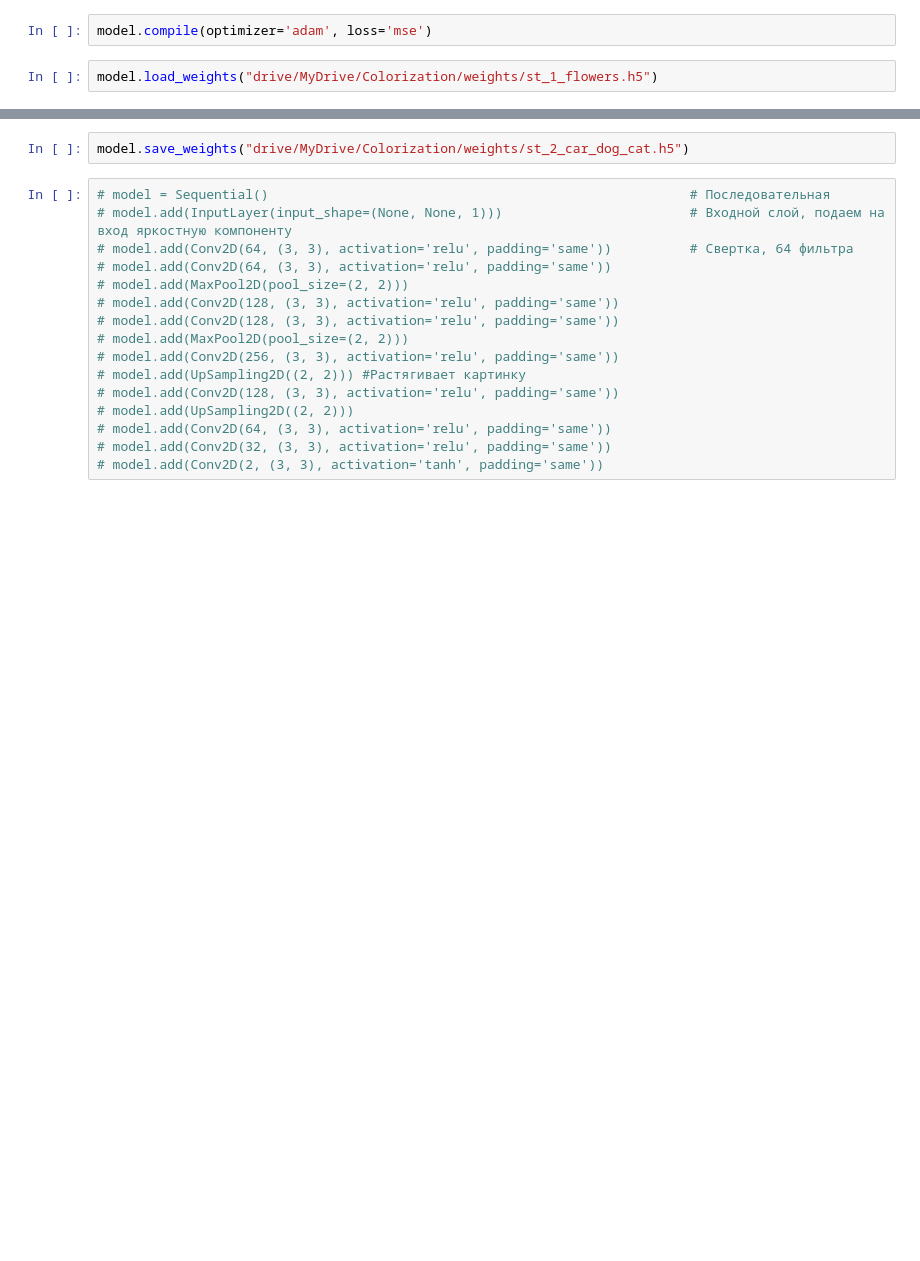
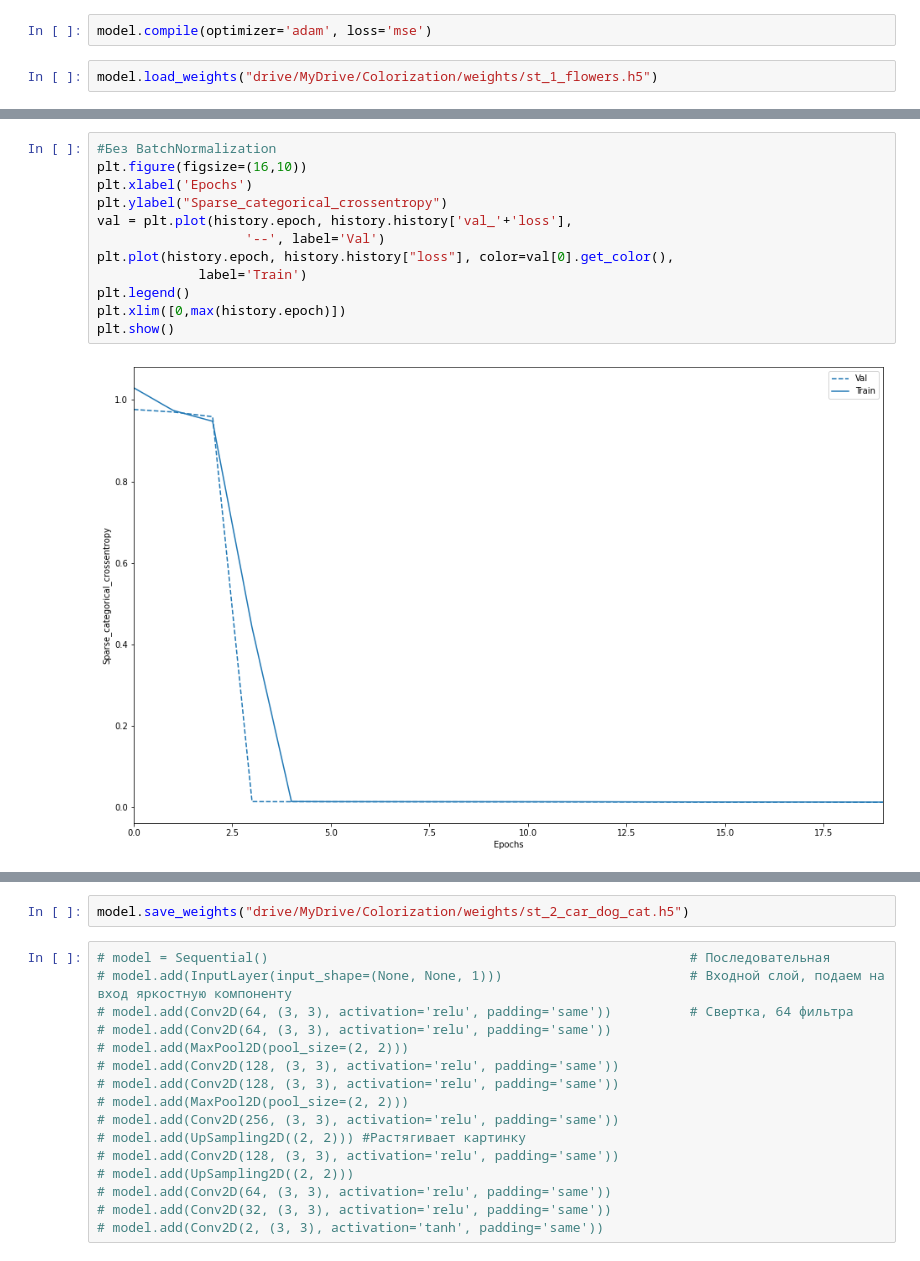
Before and after one commit to flowergum/Colorization, a Jupyter notebook: My_colorization.ipynb, the cells around one changed output, grey strips where cells are left out. Drawn from its saved outputs; the diff is of its cells as text; blank space fills up the shorter version.

```diff
--- a/My_colorization.ipynb
+++ b/My_colorization.ipynb
@@ -214,0 +222,14 @@ Epoch 55/55
+# %%
+#Без BatchNormalization
+plt.figure(figsize=(16,10))
+plt.xlabel('Epochs')
+plt.ylabel("Sparse_categorical_crossentropy")
+val = plt.plot(history.epoch, history.history['val_'+'loss'],
+                   '--', label='Val')
+plt.plot(history.epoch, history.history["loss"], color=val[0].get_color(),
+             label='Train')
+plt.legend()
+plt.xlim([0,max(history.epoch)])
+plt.show()
+# %% [output]
+[figure, added]
```
Also changed, not shown: parts of 14 cells of this notebook.
